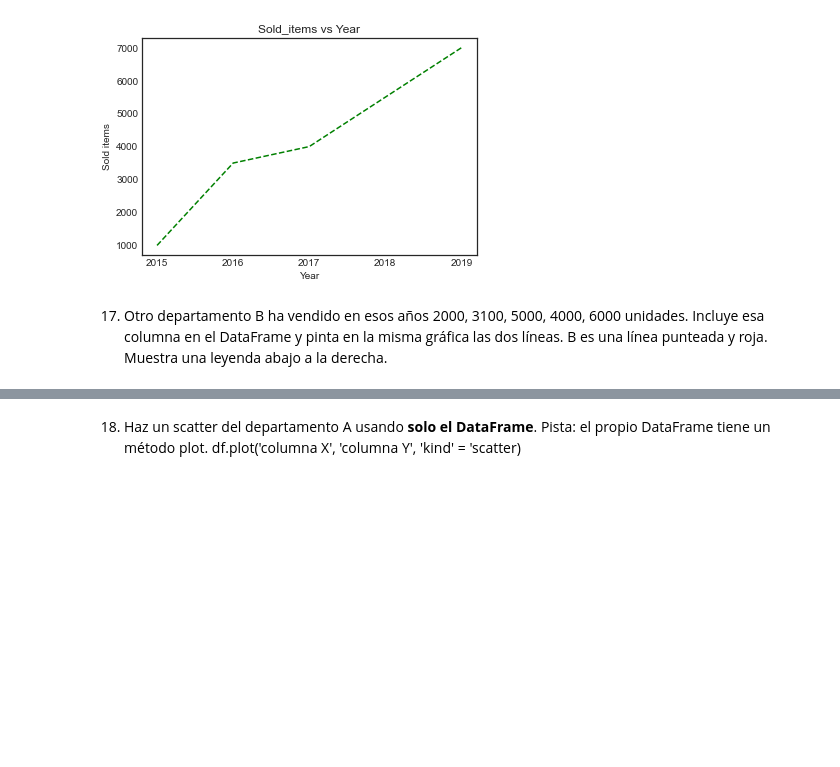
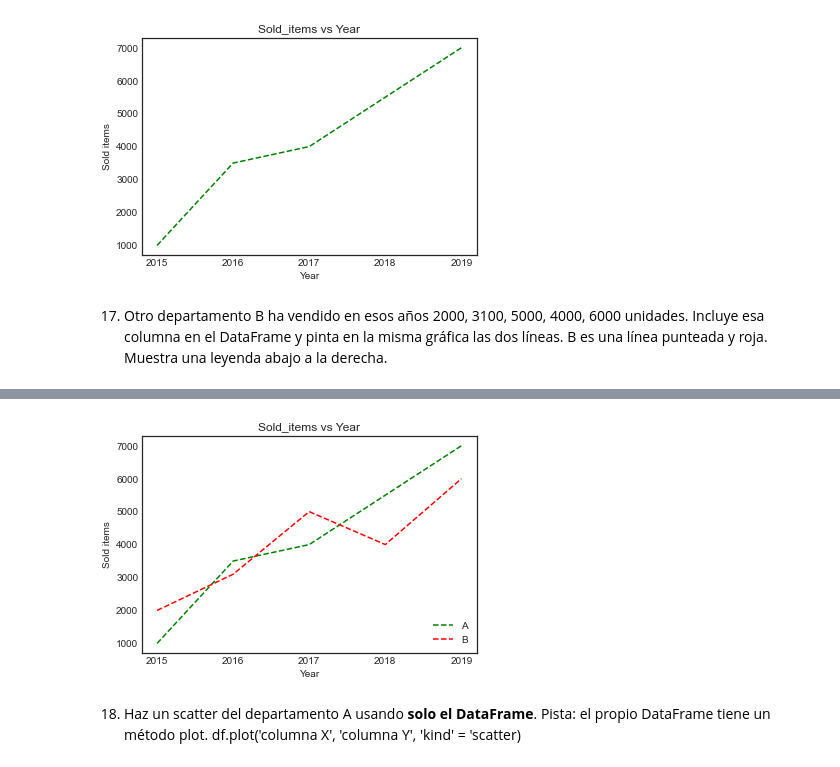
Before and after one commit to marcusRB/thebridge_ft_nov21, a Jupyter notebook: 2-EDA/3-Matplotlib/practica/ejercicios_Matplotlib.ipynb, the cells around one changed output, grey strips where cells are left out. Cells and saved outputs as stored; diff of their text form; code cells hidden in the pictures; blank space fills up the shorter version.

```diff
--- a/2-EDA/3-Matplotlib/practica/ejercicios_Matplotlib.ipynb
+++ b/2-EDA/3-Matplotlib/practica/ejercicios_Matplotlib.ipynb
@@ -235,0 +234,2 @@ plt.locator_params(axis='x', nbins=len(df));
+# %%
+df['Sold_items_B'] = [2000, 3100, 5000, 4000, 6000]
@@ -236,3 +245,14 @@ plt.locator_params(axis='x', nbins=len(df));
+# %%
+plt.style.use('seaborn-white')
+plt.plot(df['Year'], df['Sold_items_A'], linestyle='--', color="g", label='A')
+plt.plot(df['Year'], df['Sold_items_B'], linestyle='--', color="r", label='B')
+plt.title("Sold_items vs Year")
+plt.xlabel("Year")
+plt.ylabel("Sold items")
+plt.legend(loc='lower right')
+plt.locator_params(axis='x', nbins=len(df));
+# %% [output]
+[figure, added]
 # %% [markdown]
 18. Haz un scatter del departamento A usando __solo el DataFrame__.
 Pista: el propio DataFrame tiene un método plot.
```
Also changed, not shown: parts of 9 cells of this notebook, 5 other files.
